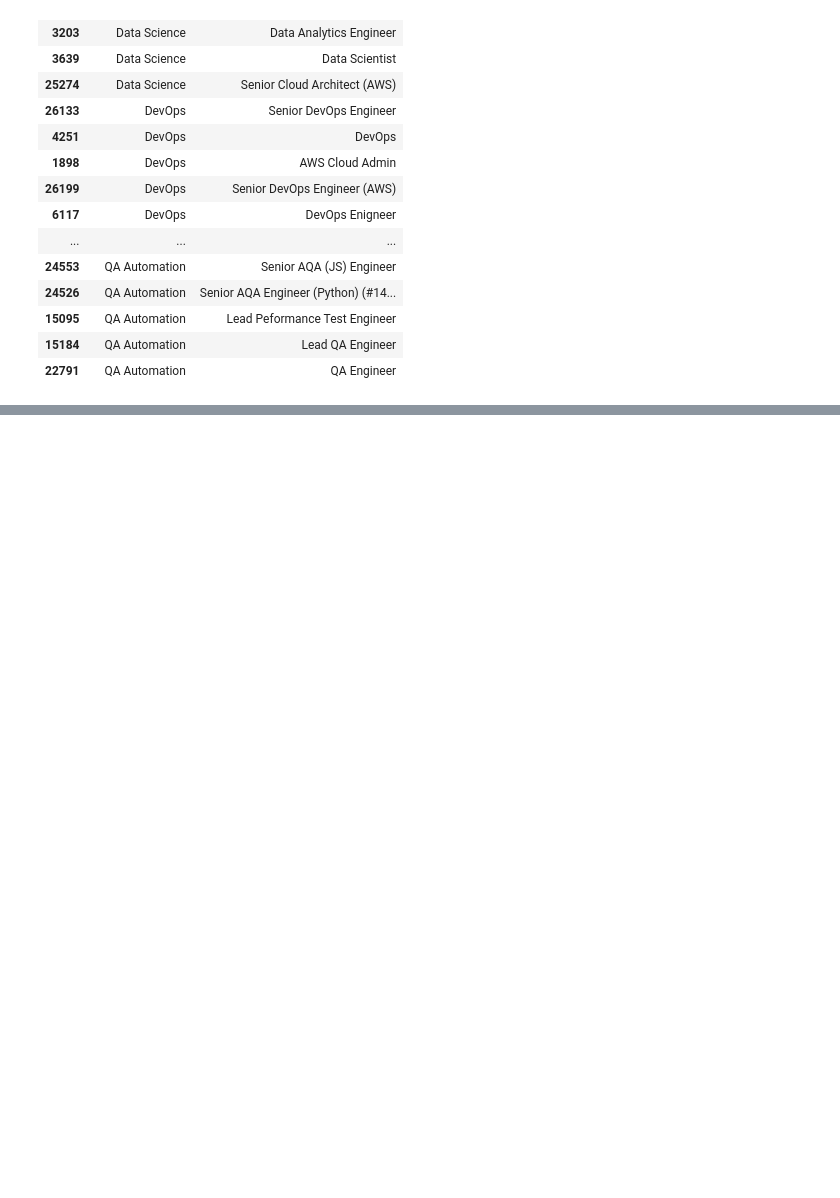
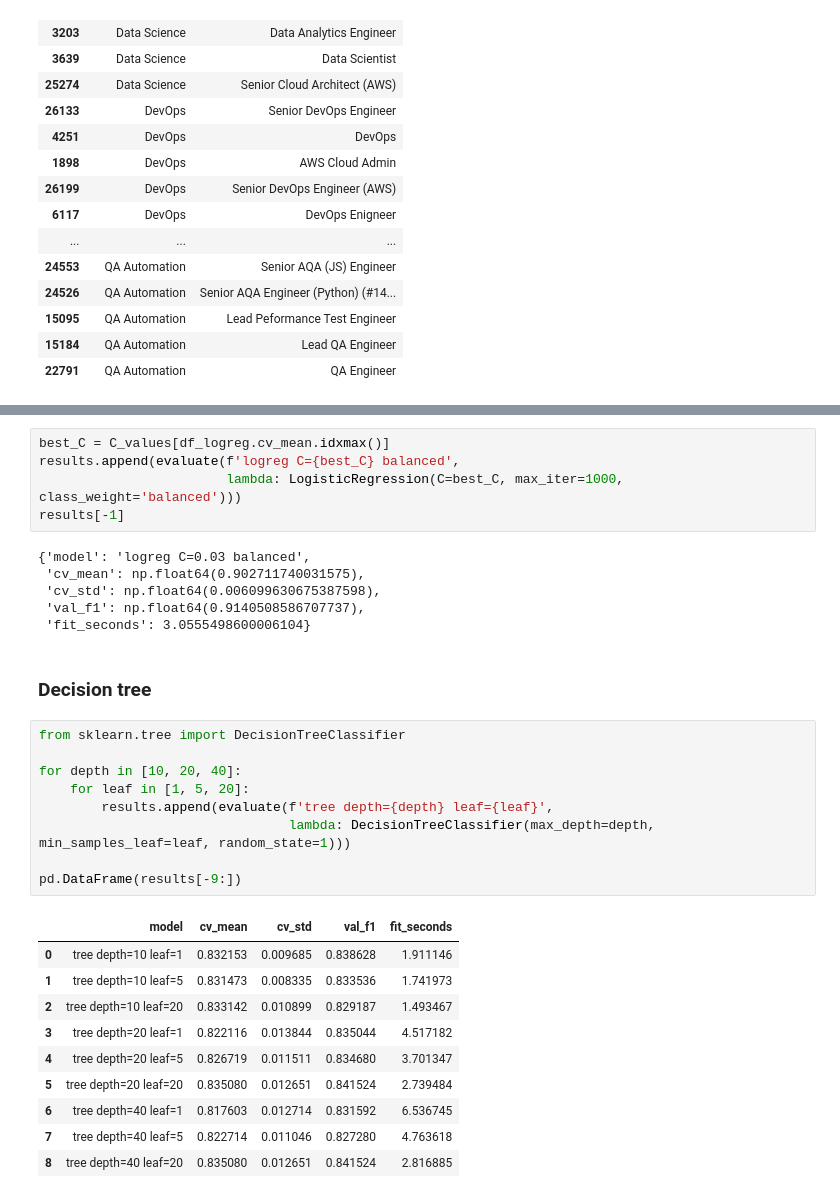
Before and after one commit to HubDev-AI/job-category-classifier, a Jupyter notebook: notebook.ipynb, the cells around one changed output, grey strips where cells are left out. Cells and saved outputs as stored; diff of their text form; blank space fills up the shorter version.

```diff
--- a/notebook.ipynb
+++ b/notebook.ipynb
@@ -468,0 +603,33 @@ df_train.groupby('primary_keyword').sample(5, random_state=1)[['primary_keyword'
+# %%
+best_C = C_values[df_logreg.cv_mean.idxmax()]
+results.append(evaluate(f'logreg C={best_C} balanced',
+                        lambda: LogisticRegression(C=best_C, max_iter=1000, class_weight='balanced')))
+results[-1]
+# %% [output]
+{'model': 'logreg C=0.03 balanced',
+ 'cv_mean': np.float64(0.902711740031575),
+ 'cv_std': np.float64(0.006099630675387598),
+ 'val_f1': np.float64(0.9140508586707737),
+ 'fit_seconds': 3.0555498600006104}
+# %% [markdown]
+### Decision tree
+# %%
+from sklearn.tree import DecisionTreeClassifier
+
+for depth in [10, 20, 40]:
+    for leaf in [1, 5, 20]:
+        results.append(evaluate(f'tree depth={depth} leaf={leaf}',
+                                lambda: DecisionTreeClassifier(max_depth=depth, min_samples_leaf=leaf, random_state=1)))
+
+pd.DataFrame(results[-9:])
+# %% [output]
+|  | model | cv_mean | cv_std | val_f1 | fit_seconds |
+| 0 | tree depth=10 leaf=1 | 0.832153 | 0.009685 | 0.838628 | 1.911146 |
+| 1 | tree depth=10 leaf=5 | 0.831473 | 0.008335 | 0.833536 | 1.741973 |
+| 2 | tree depth=10 leaf=20 | 0.833142 | 0.010899 | 0.829187 | 1.493467 |
+| 3 | tree depth=20 leaf=1 | 0.822116 | 0.013844 | 0.835044 | 4.517182 |
+| 4 | tree depth=20 leaf=5 | 0.826719 | 0.011511 | 0.834680 | 3.701347 |
+| 5 | tree depth=20 leaf=20 | 0.835080 | 0.012651 | 0.841524 | 2.739484 |
+| 6 | tree depth=40 leaf=1 | 0.817603 | 0.012714 | 0.831592 | 6.536745 |
+| 7 | tree depth=40 leaf=5 | 0.822714 | 0.011046 | 0.827280 | 4.763618 |
+| 8 | tree depth=40 leaf=20 | 0.835080 | 0.012651 | 0.841524 | 2.816885 |
```
Also changed, not shown: parts of 34 cells of this notebook, 2 other files.
